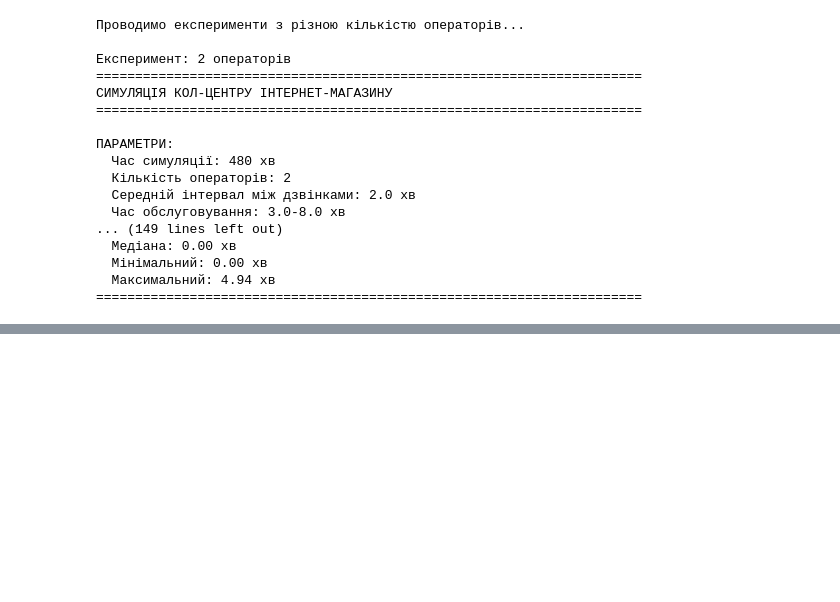
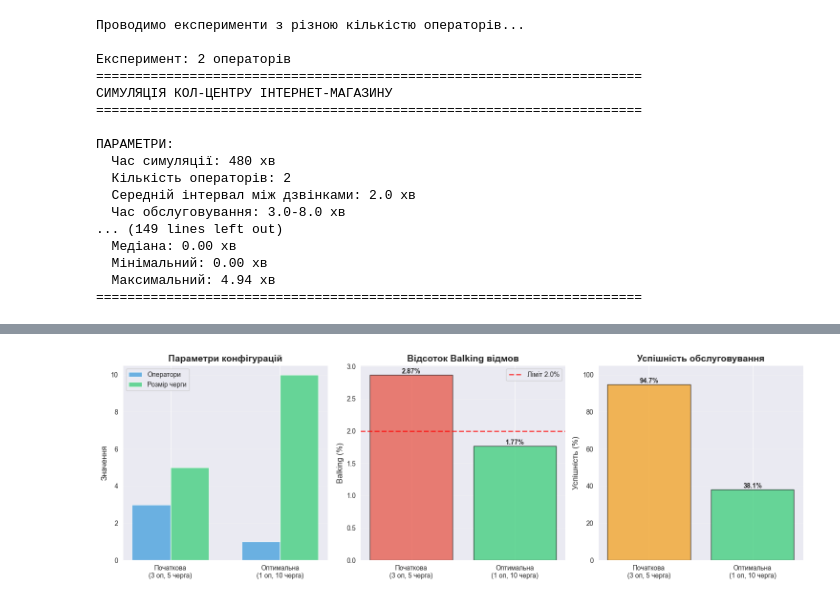
Before and after one commit to DamianMirror/data_modeling_ml_labs, a Jupyter notebook: lab3_modeling.ipynb, the cells around one changed output, grey strips where cells are left out. Saved outputs shown, nothing was run; the diff lists cells and outputs as text; code cells hidden in the pictures; blank space fills up the shorter version.

```diff
--- a/lab3_modeling.ipynb
+++ b/lab3_modeling.ipynb
@@ -570,0 +558,93 @@ VERBOSE = False
+# %%
+# Візуалізація порівняння початкової та оптимальної конфігурації
+try:
+    # Початкова конфігурація (з початку notebook)
+    initial = quick_sim(3, 5)  # Початкові параметри
+    optimal = best_config
+
+    fig, axes = plt.subplots(1, 3, figsize=(15, 5))
+
+    # 1. Порівняння параметрів
+    configs = ['Початкова\n(3 оп, 5 черга)', f'Оптимальна\n({optimal["operators"]} оп, {optimal["queue_size"]} черга)']
+    operators_data = [initial['operators'], optimal['operators']]
+    queue_data = [initial['queue_size'], optimal['queue_size']]
+
+    x = np.arange(len(configs))
+    width = 0.35
+
+    axes[0].bar(x - width/2, operators_data, width, label='Оператори', color='#3498db', alpha=0.7)
+    axes[0].bar(x + width/2, queue_data, width, label='Розмір черги', color='#2ecc71', alpha=0.7)
+    axes[0].set_ylabel('Значення', fontsize=12)
+    axes[0].set_title('Параметри конфігурацій', fontsize=14, fontweight='bold')
+    axes[0].set_xticks(x)
+    axes[0].set_xticklabels(configs)
+    axes[0].legend()
+    axes[0].grid(axis='y', alpha=0.3)
+
+    # 2. Порівняння Balking відмов
+    balking_data = [initial['balked_pct'], optimal['balked_pct']]
+    colors = ['#e74c3c' if b >= TARGET_BALKING else '#2ecc71' for b in balking_data]
+
+    bars = axes[1].bar(configs, balking_data, color=colors, alpha=0.7, edgecolor='black')
+    axes[1].axhline(y=TARGET_BALKING, color='red', linestyle='--', linewidth=2,
+                    label=f'Ліміт {TARGET_BALKING}%', alpha=0.7)
+    axes[1].set_ylabel('Balking (%)', fontsize=12)
+    axes[1].set_title('Відсоток Balking відмов', fontsize=14, fontweight='bold')
+    axes[1].legend()
+    axes[1].grid(axis='y', alpha=0.3)
+
+    # Додаємо значення
+    for bar in bars:
+        height = bar.get_height()
+        axes[1].text(bar.get_x() + bar.get_width()/2., height,
+                    f'{height:.2f}%',
+                    ha='center', va='bottom', fontweight='bold')
+
+    # 3. Успішність обслуговування
+    success_data = [
+        initial['processed'] / initial['total_calls'] * 100,
+        optimal['processed'] / optimal['total_calls'] * 100
+    ]
+
+    bars2 = axes[2].bar(configs, success_data, color=['#f39c12', '#2ecc71'], alpha=0.7, edgecolor='black')
+    axes[2].set_ylabel('Успішність (%)', fontsize=12)
+    axes[2].set_title('Успішність обслуговування', fontsize=14, fontweight='bold')
+    axes[2].set_ylim(0, 105)
+    axes[2].grid(axis='y', alpha=0.3)
+
+    # Додаємо значення
+    for bar in bars2:
+        height = bar.get_height()
+        axes[2].text(bar.get_x() + bar.get_width()/2., height,
+                    f'{height:.1f}%',
+                    ha='center', va='bottom', fontweight='bold')
+
+    plt.tight_layout()
+    plt.show()
+
+    # Зведена таблиця
+    print("\n" + "=" * 70)
+    print("ПОРІВНЯННЯ КОНФІГУРАЦІЙ")
+    print("=" * 70)
+    print(f"\n{'Параметр':<30} {'Початкова':<20} {'Оптимальна':<20}")
+    print("-" * 70)
+    print(f"{'Оператори':<30} {initial['operators']:<20} {optimal['operators']:<20}")
+    print(f"{'Розмір черги':<30} {initial['queue_size']:<20} {optimal['queue_size']:<20}")
+    print(f"{'Balking відмови (%)':<30} {initial['balked_pct']:.2f}%{'':<16} {optimal['balked_pct']:.2f}%")
+    print(f"{'Reneging відмови (%)':<30} {initial['reneged_pct']:.2f}%{'':<16} {optimal['reneged_pct']:.2f}%")
+    print(f"{'Успішність (%)':<30} {success_data[0]:.1f}%{'':<16} {success_data[1]:.1f}%")
+    print(f"{'Середній час очікування (хв)':<30} {initial['avg_wait']:.2f}{'':<18} {optimal['avg_wait']:.2f}")
+    print("=" * 70)
+
+    # Висновок
+    print("\n💡 ВИСНОВОК:")
+    if optimal['balked_pct'] < initial['balked_pct']:
+        diff = initial['balked_pct'] - optimal['balked_pct']
+        print(f"   Оптимальна конфігурація зменшила Balking на {diff:.2f}%")
+        print(f"   З {initial['balked_pct']:.2f}% до {optimal['balked_pct']:.2f}% ✓")
+    print(f"   Потрібно: {optimal['operators']} операторів та черга розміром {optimal['queue_size']}")
+
+except Exception as e:
+    print(f"⚠️ Помилка візуалізації: {e}")
+# %% [output]
+[figure, added]
```
Also changed, not shown: parts of 14 cells of this notebook.
